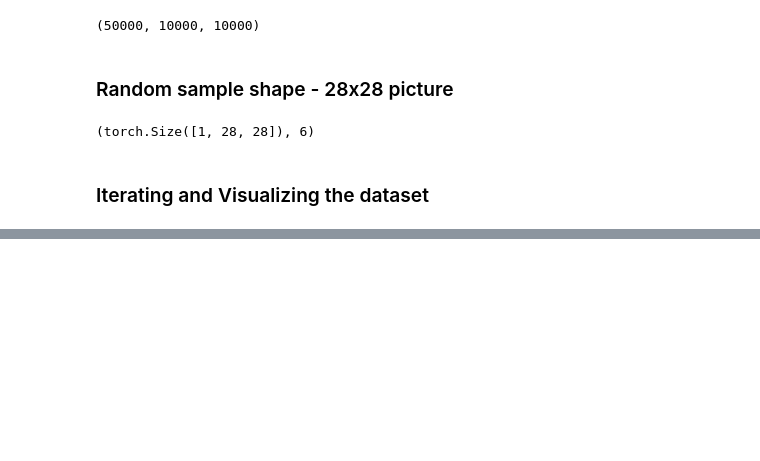
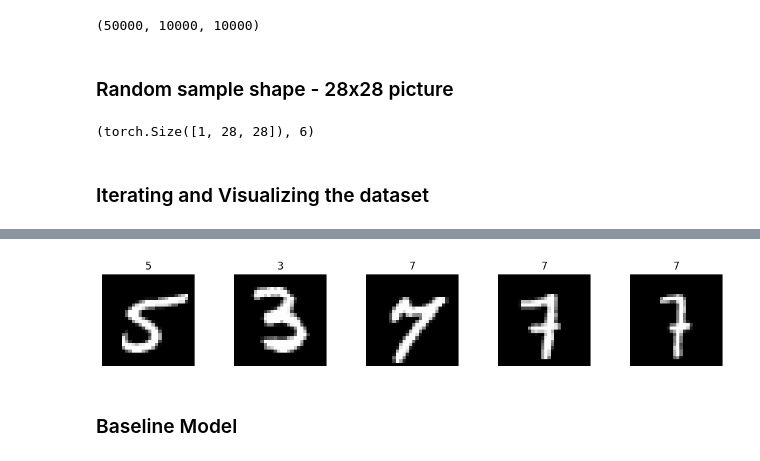
Before and after one commit to M4rselo/hypothesis_mnist_project, a Jupyter notebook: mnist_hypothesis_project.ipynb, the cells around one changed output, grey strips where cells are left out. Cells and saved outputs as stored; diff of their text form; code cells hidden in the pictures; blank space fills up the shorter version.

```diff
--- a/mnist_hypothesis_project.ipynb
+++ b/mnist_hypothesis_project.ipynb
@@ -50,0 +56,3 @@ plt.show()
+# %%
+def data_loader(data, is_train):
+    return torch.utils.data.DataLoader(data, batch_size=64, shuffle=is_train)
@@ -50,0 +64,5 @@ plt.show()
+# %%
+X_1, y_1 = next(iter(data_loader(train_tensor, True)))
+print("Shapes:", X_1.shape, X_1.dtype, y_1.shape, y_1.dtype, '\n')
+print(y_1, '\n')
+print(X_1.min(), X_1.max())
@@ -50,0 +77,14 @@ plt.show()
+# %%
+rand_idx = random.sample(range(0, 64), 5)
+figure = plt.figure(figsize=(11, 2), tight_layout=True)
+for i in range(len(rand_idx)):
+    img, label = X_1[i], y_1[i]
+    figure.add_subplot(1, 5, i+1)
+    plt.title(label.item())
+    plt.axis("off")
+    plt.imshow(img.squeeze(), cmap="gray")
+plt.show()
+# %% [output]
+[figure, added]
+# %% [markdown]
+### Baseline Model
```
Also changed, not shown: parts of 8 cells of this notebook.
